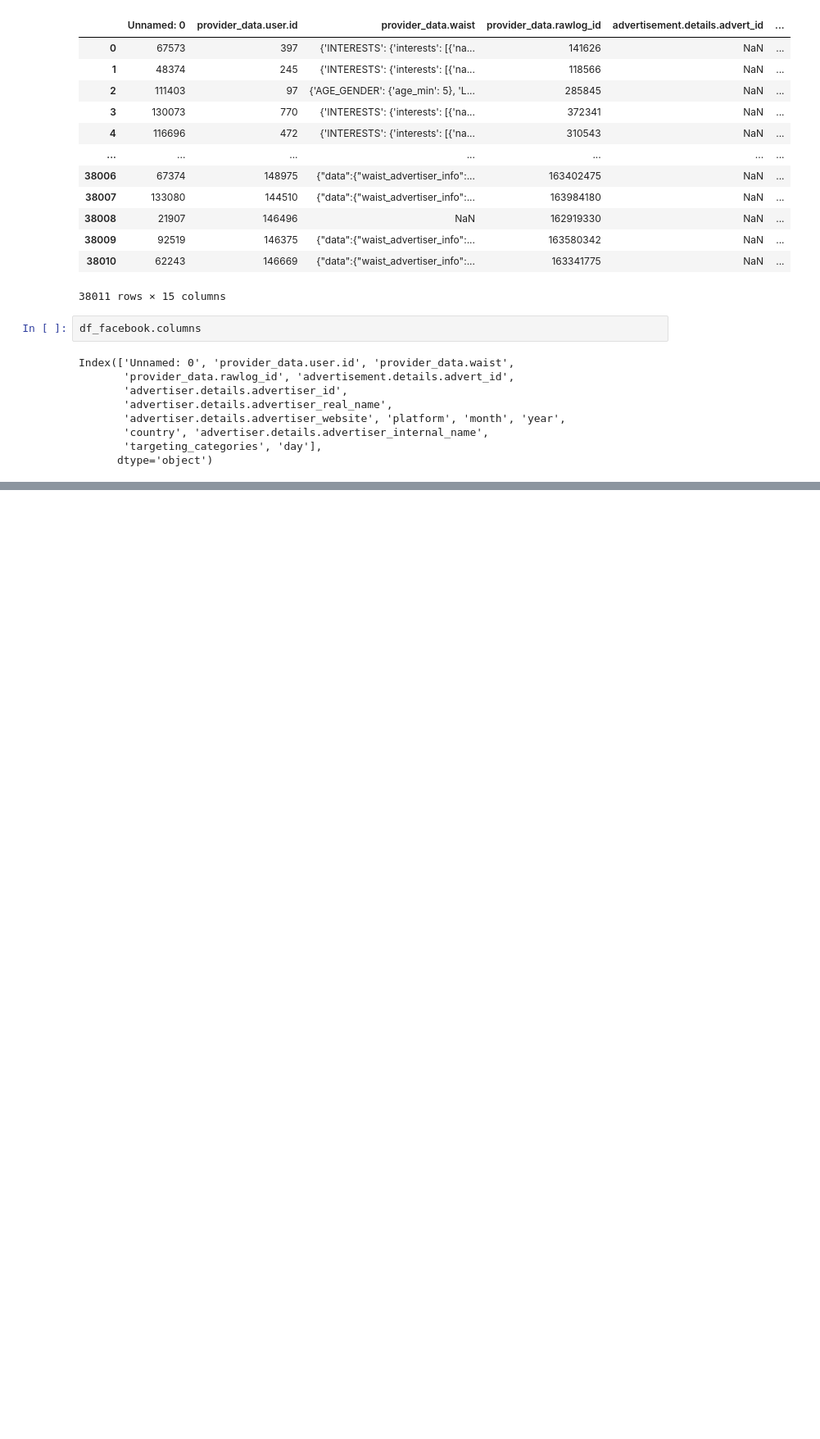
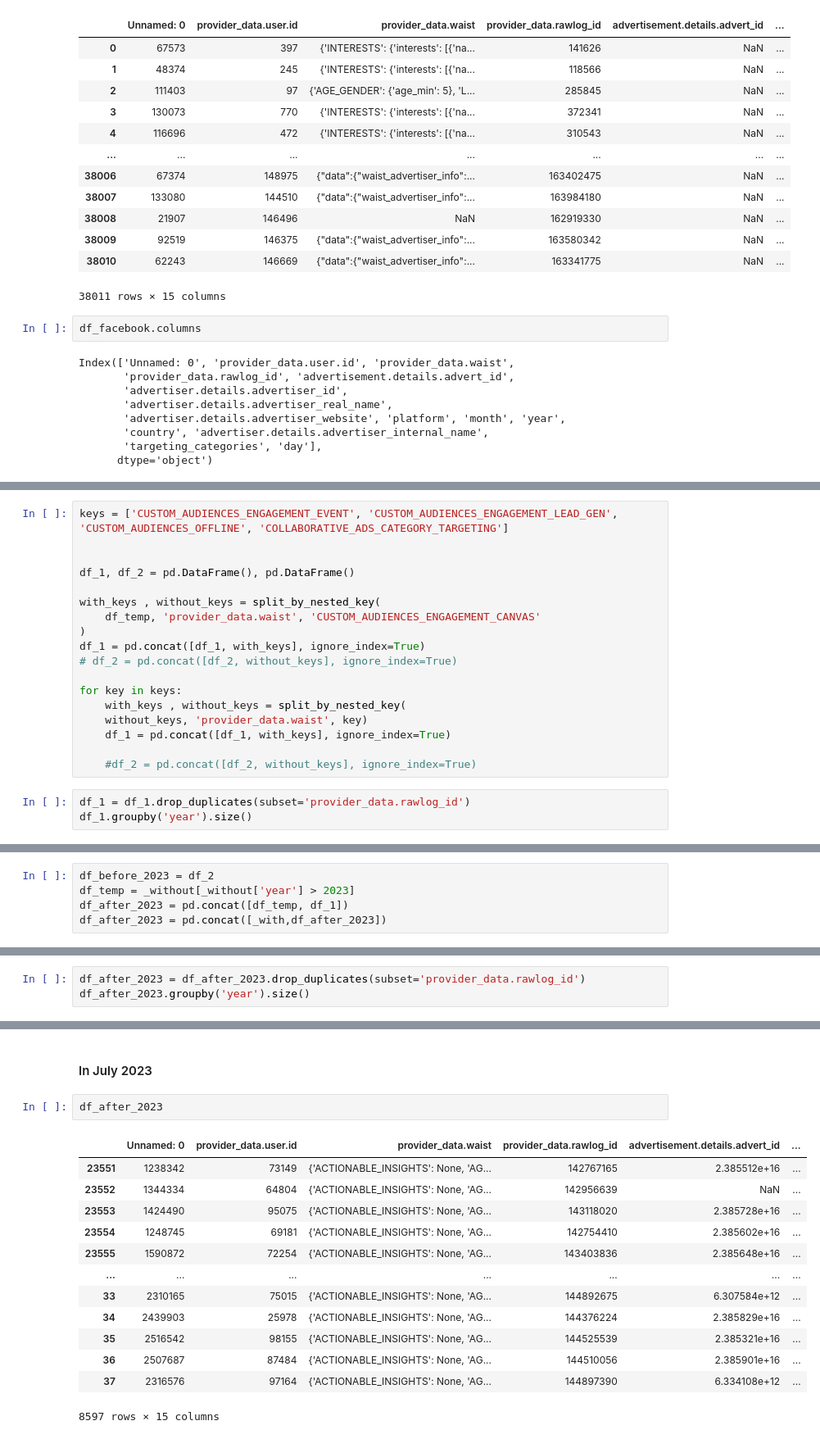
Before and after one commit to abirbenzaamia/a_year_under_the_dsa_data_analysis, a Jupyter notebook: fb-data-analysis.ipynb, the cells around one changed output, grey strips where cells are left out. Shown at 82% size. Cells and saved outputs as stored; diff of their text form; blank space fills up the shorter version.

```diff
--- a/fb-data-analysis.ipynb
+++ b/fb-data-analysis.ipynb
@@ -160,0 +727,21 @@ ValueError: malformed node or string: <ast.Call object at 0x...>
+# %%
+keys = ['CUSTOM_AUDIENCES_ENGAGEMENT_EVENT', 'CUSTOM_AUDIENCES_ENGAGEMENT_LEAD_GEN', 'CUSTOM_AUDIENCES_OFFLINE', 'COLLABORATIVE_ADS_CATEGORY_TARGETING']
+
+
+df_1, df_2 = pd.DataFrame(), pd.DataFrame()
+
+with_keys , without_keys = split_by_nested_key(
+    df_temp, 'provider_data.waist', 'CUSTOM_AUDIENCES_ENGAGEMENT_CANVAS'
+)
+df_1 = pd.concat([df_1, with_keys], ignore_index=True)
+# df_2 = pd.concat([df_2, without_keys], ignore_index=True)
+
+for key in keys:
+    with_keys , without_keys = split_by_nested_key(
+    without_keys, 'provider_data.waist', key)
+    df_1 = pd.concat([df_1, with_keys], ignore_index=True)
+
+    #df_2 = pd.concat([df_2, without_keys], ignore_index=True)
+# %%
+df_1 = df_1.drop_duplicates(subset='provider_data.rawlog_id')
+df_1.groupby('year').size()
@@ -160,0 +764,5 @@ ValueError: malformed node or string: <ast.Call object at 0x...>
+# %%
+df_before_2023 = df_2
+df_temp = _without[_without['year'] > 2023]
+df_after_2023 = pd.concat([df_temp, df_1])
+df_after_2023 = pd.concat([_with,df_after_2023])
@@ -160,0 +780,3 @@ ValueError: malformed node or string: <ast.Call object at 0x...>
+# %%
+df_after_2023 = df_after_2023.drop_duplicates(subset='provider_data.rawlog_id')
+df_after_2023.groupby('year').size()
@@ -160,0 +803,18 @@ ValueError: malformed node or string: <ast.Call object at 0x...>
+# %% [markdown]
+#### In July 2023
+# %%
+df_after_2023
+# %% [output]
+|  | Unnamed: 0 | provider_data.user.id | provider_data.waist | provider_data.rawlog_id | advertisement.details.advert_id | ... |
+| 23551 | 1238342 | 73149 | {'ACTIONABLE_INSIGHTS': None, 'AG... | 142767165 | 2.385512e+16 | ... |
+| 23552 | 1344334 | 64804 | {'ACTIONABLE_INSIGHTS': None, 'AG... | 142956639 | NaN | ... |
+| 23553 | 1424490 | 95075 | {'ACTIONABLE_INSIGHTS': None, 'AG... | 143118020 | 2.385728e+16 | ... |
+| 23554 | 1248745 | 69181 | {'ACTIONABLE_INSIGHTS': None, 'AG... | 142754410 | 2.385602e+16 | ... |
+| 23555 | 1590872 | 72254 | {'ACTIONABLE_INSIGHTS': None, 'AG... | 143403836 | 2.385648e+16 | ... |
+| ... | ... | ... | ... | ... | ... | ... |
+| 33 | 2310165 | 75015 | {'ACTIONABLE_INSIGHTS': None, 'AG... | 144892675 | 6.307584e+12 | ... |
+| 34 | 2439903 | 25978 | {'ACTIONABLE_INSIGHTS': None, 'AG... | 144376224 | 2.385829e+16 | ... |
+| 35 | 2516542 | 98155 | {'ACTIONABLE_INSIGHTS': None, 'AG... | 144525539 | 2.385321e+16 | ... |
+| 36 | 2507687 | 87484 | {'ACTIONABLE_INSIGHTS': None, 'AG... | 144510056 | 2.385901e+16 | ... |
+| 37 | 2316576 | 97164 | {'ACTIONABLE_INSIGHTS': None, 'AG... | 144897390 | 6.334108e+12 | ... |
+8597 rows × 15 columns
```
Also changed, not shown: parts of 76 cells of this notebook, 17 other files.
